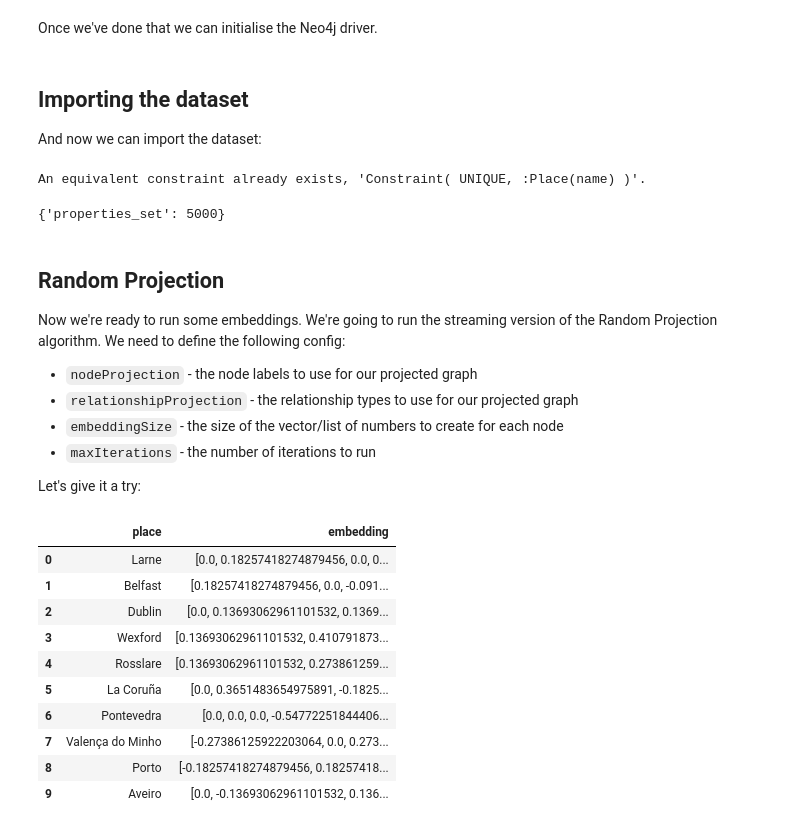
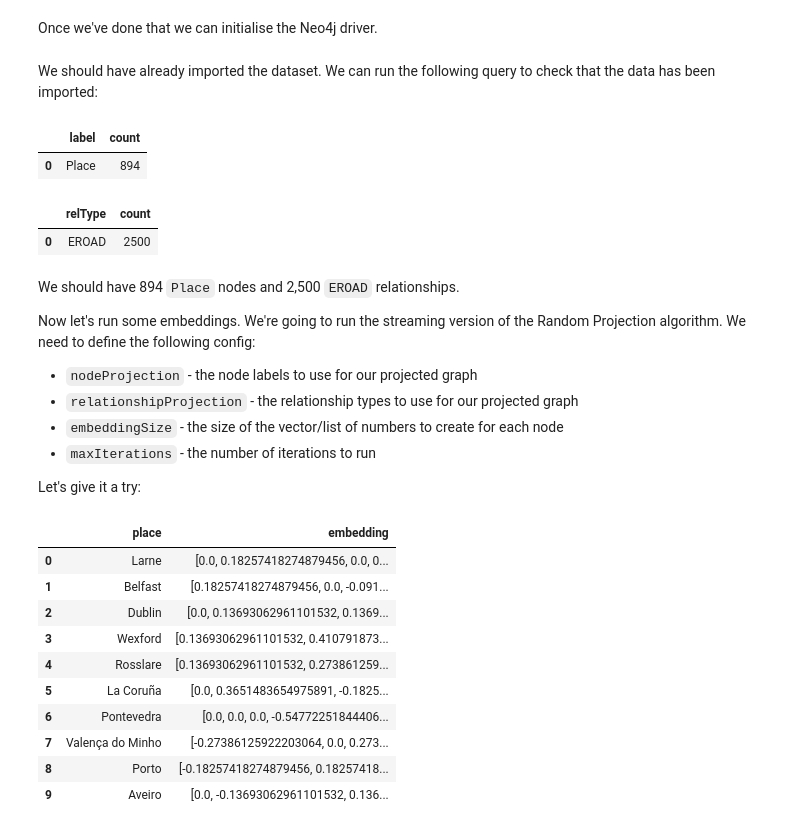
Before and after one commit to neo4j-examples/graph-embeddings, a Jupyter notebook: notebooks/01_Random-Projection.ipynb, the cells around one changed output. Cells and saved outputs as stored; diff of their text form; code cells hidden in the pictures.

```diff
--- a/notebooks/Random-Projection.ipynb
+++ b/notebooks/01_Random-Projection.ipynb
@@ -17,41 +16,42 @@ import pandas as pd
 Once we've done that we can initialise the Neo4j driver.
 # %%
 driver = GraphDatabase.driver("bolt://localhost", auth=("neo4j", "neo"))
-# %% [markdown]
-## Importing the dataset
-
-And now we can import the dataset:
-# %%
-with driver.session(database="foo") as session:
-    try:
-        session.run("""
-        CREATE CONSTRAINT ON (p:Place) ASSERT p.name IS UNIQUE;
-        """)
-    except ClientError as ex:
-        print(ex)
-
-    result = session.run("""
-    USING PERIODIC COMMIT 1000
-    LOAD CSV WITH HEADERS FROM "https://github.com/neo4j-examples/graph-embeddings/raw/main/data/roads.csv"
-    AS row
-
-    MERGE (origin:Place {name: row.origin_reference_place})
-    SET origin.countryCode = row.origin_country_code
-
-    MERGE (destination:Place {name: row.destination_reference_place})
-    SET destination.countryCode = row.destination_country_code
-
-    MERGE (origin)-[eroad:EROAD {number: row.road_number}]->(destination)
-    SET eroad.distance = toInteger(row.distance), eroad.watercrossing = row.watercrossing;
-    """)
-    display(result.consume().counters)
-# %% [output]
-An equivalent constraint already exists, 'Constraint( UNIQUE, :Place(name) )'.
-{'properties_set': 5000}
+# %% [markdown]
+We should have already imported the dataset. We can run the following query to check that the data has been imported:
+# %%
+result = {"label": [], "count": []}
+with driver.session(database="foo") as session:
+    for row in session.run("CALL db.labels()"):
+        label = row["label"]
+        query = f"MATCH (:`{label}`) RETURN count(*) as count"
+        count = session.run(query).single()["count"]
+        result["label"].append(label)
+        result["count"].append(count)
+nodes_df = pd.DataFrame(data=result)
+nodes_df.sort_values("count")
+
+result = {"relType": [], "count": []}
+with driver.session(database="foo") as session:
+    for row in session.run("CALL db.relationshipTypes()"):
+        relationship_type = row["relationshipType"]
+        query = f"MATCH ()-[:`{relationship_type}`]->() RETURN count(*) as count"
+        count = session.run(query).single()["count"]
+        result["relType"].append(relationship_type)
+        result["count"].append(count)
+rels_df = pd.DataFrame(data=result)
+rels_df.sort_values("count")
+
+display(nodes_df)
+display(rels_df)
+# %% [output]
+|  | label | count |
+| 0 | Place | 894 |
+|  | relType | count |
+| 0 | EROAD | 2500 |
 # %% [markdown]
-## Random Projection
+We should have 894 `Place` nodes and 2,500 `EROAD` relationships.
 
-Now we're ready to run some embeddings. We're going to run the streaming version of the Random Projection algorithm. We need to define the following config:
+Now let's run some embeddings. We're going to run the streaming version of the Random Projection algorithm. We need to define the following config:
 
 * `nodeProjection` - the node labels to use for our projected graph
 * `relationshipProjection` - the relationship types to use for our projected graph
```
Also changed, not shown: parts of 8 cells of this notebook, 2 other files.
